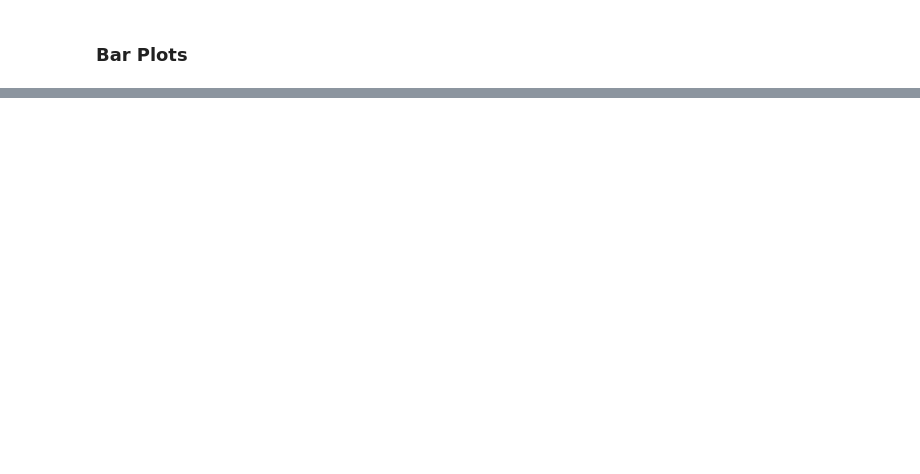
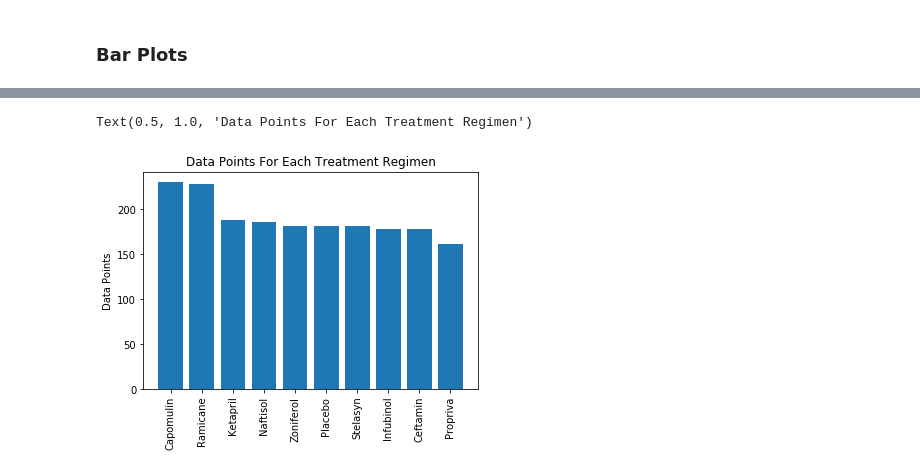
Before and after one commit to Jannat-Randhawa/Matplotlib-challenge, a Jupyter notebook: Pymaceuticals/starter_code.ipynb, the cells around one changed output, grey strips where cells are left out. Drawn from its saved outputs; the diff is of its cells as text; code cells hidden in the pictures; blank space fills up the shorter version.

```diff
--- a/Pymaceuticals/starter_code.ipynb
+++ b/Pymaceuticals/starter_code.ipynb
@@ -71,0 +80,11 @@ Text(0.5, 1.0, 'Data Points For Each Treatment Regimen')
+# %%
+# Generate a bar plot showing number of data points for each treatment regimen using pyplot
+drug_regimen_count = combined_data['Drug Regimen'].value_counts()
+drug_regimen = combined_data['Drug Regimen'].value_counts().index
+plt.bar(drug_regimen,drug_regimen_count)
+plt.xticks(rotation=90)
+plt.ylabel("Data Points")
+plt.title("Data Points For Each Treatment Regimen")
+# %% [output]
+Text(0.5, 1.0, 'Data Points For Each Treatment Regimen')
+[figure, added]
```
Also changed, not shown: parts of 3 cells of this notebook.
